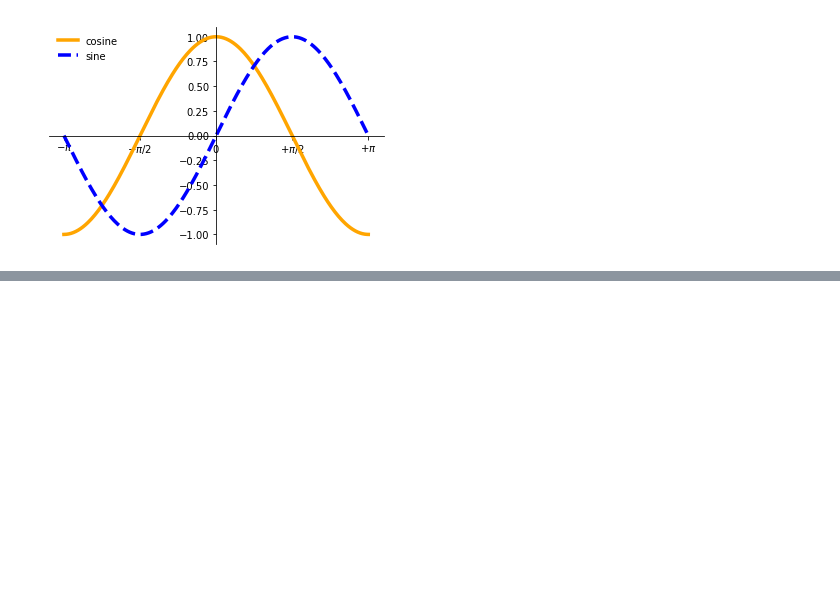
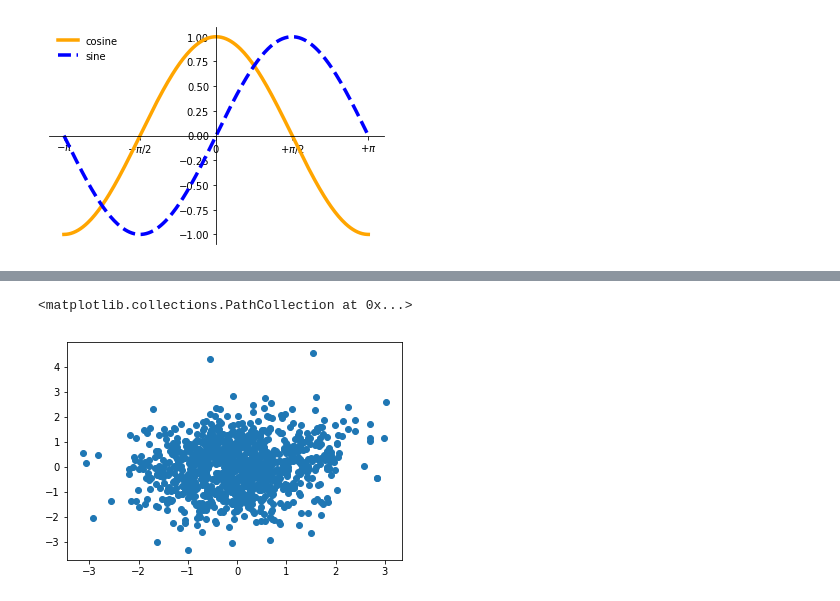
Before and after one commit to andrewkern/biol610, a Jupyter notebook: notebooks/lecture5.ipynb, the cells around one changed output, grey strips where cells are left out. Saved outputs shown, nothing was run; the diff lists cells and outputs as text; code cells hidden in the pictures; blank space fills up the shorter version.

```diff
--- a/notebooks/lecture5.ipynb
+++ b/notebooks/lecture5.ipynb
@@ -79,0 +86,8 @@ plt.show()
+# %%
+mean = np.array([0,0])
+cov1 = np.array([[1.0,0.1],[0.1,1.0]]) #low covariance between x & y
+x = np.random.multivariate_normal(mean, cov1, size=1000)
+plt.scatter(x[:,0],x[:,1])
+# %% [output]
+<matplotlib.collections.PathCollection at 0x...>
+[figure, added]
```
Also changed, not shown: parts of 3 cells of this notebook.
